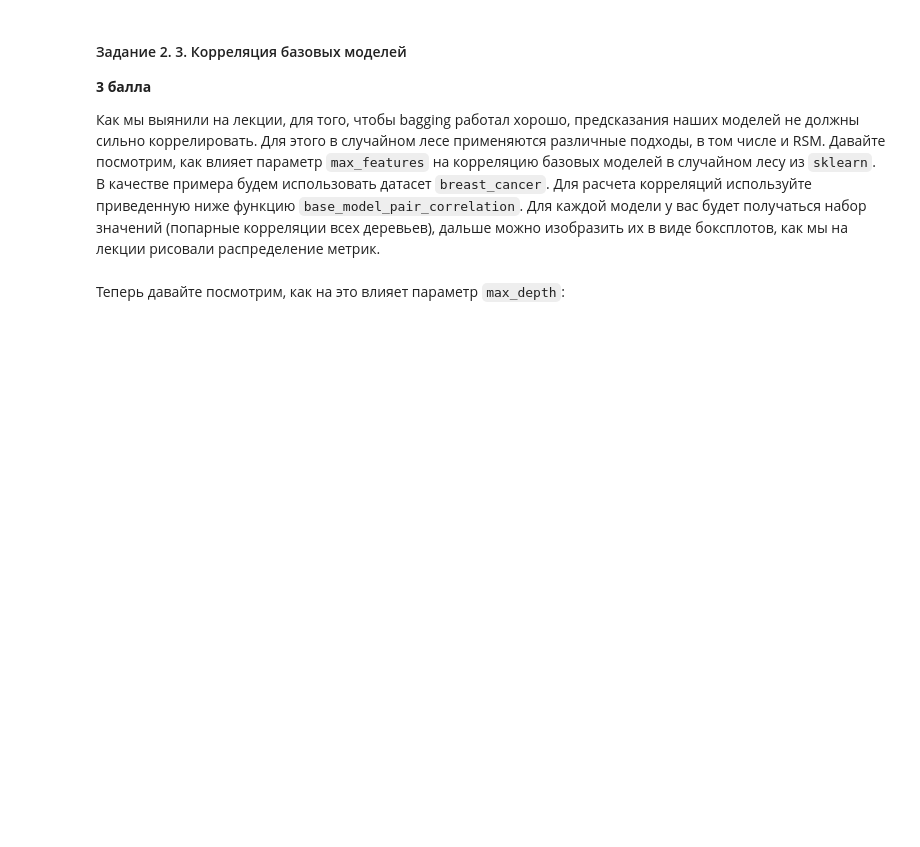
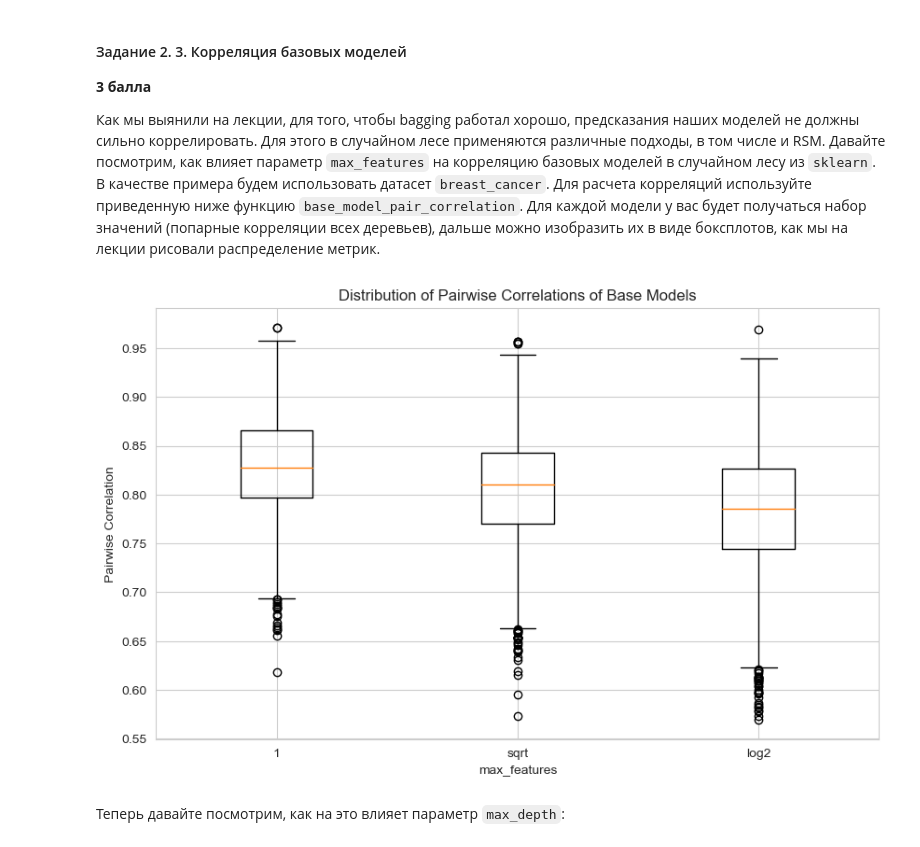
Before and after one commit to NSapozhnikov/BI-ml-2024, a Jupyter notebook: lecture_5_ensemples/homework/Ensembles.ipynb, the cells around one changed output. Saved outputs shown, nothing was run; the diff lists cells and outputs as text; code cells hidden in the pictures; blank space fills up the shorter version.

Commit message:
Add base model correlations

```diff
--- a/lecture_5_ensemples/homework/Ensembles.ipynb
+++ b/lecture_5_ensemples/homework/Ensembles.ipynb
@@ -294,7 +294,23 @@ X = breast_cancer.data
 y = breast_cancer.target
 X_train, X_test, y_train, y_test = train_test_split(X, y, random_state=42)
 # %%
-## ENTER YOUR CODE HERE (/¯◡ ‿ ◡)/¯☆*##
+max_features_values = [None, 'sqrt', 'log2']
+
+correlation_values = []
+for max_features in max_features_values:
+    clf = RandomForestClassifier(n_estimators=100, max_features=max_features, random_state=42)
+    clf.fit(X_train, y_train)
+    corrs = base_model_pair_correlation(clf, X_test)
+    correlation_values.append(corrs)
+
+plt.figure(figsize=(10, 6))
+plt.boxplot(correlation_values, labels=max_features_values)
+plt.title('Distribution of Pairwise Correlations of Base Models')
+plt.xlabel('max_features')
+plt.ylabel('Pairwise Correlation')
+plt.show()
+# %% [output]
+[figure, added]
 # %% [markdown]
 Теперь давайте посмотрим, как на это влияет параметр `max_depth`:
 # %%
```
Also changed, not shown: parts of 1 cell of this notebook.
